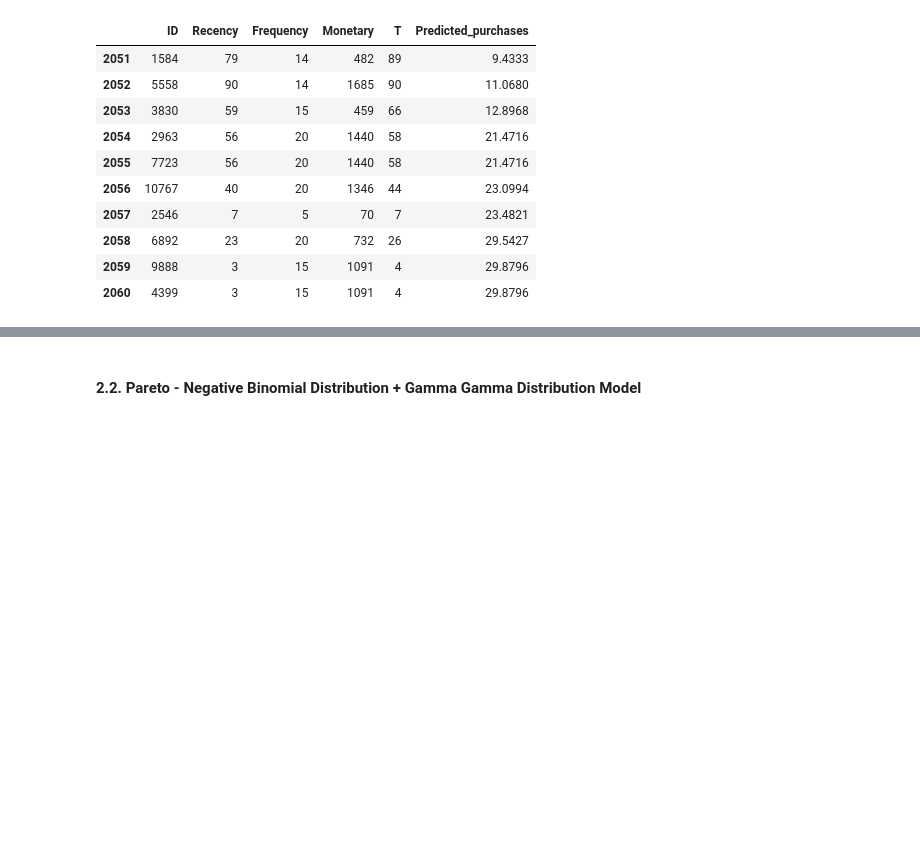
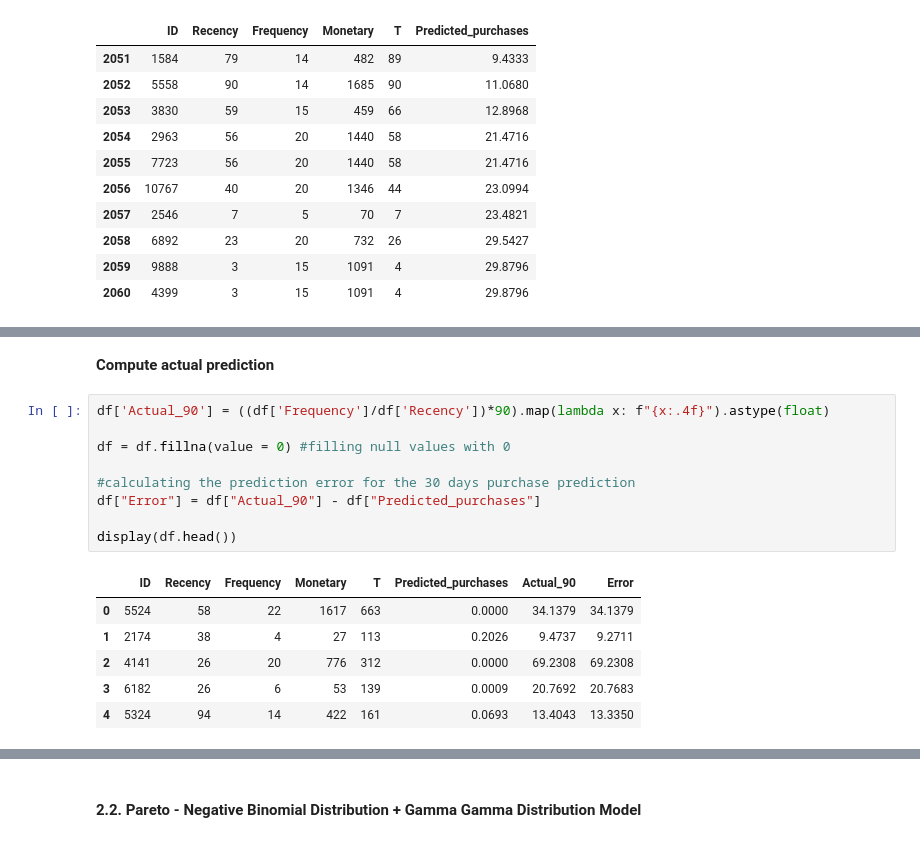
Before and after one commit to annugit1655/Customer-Behaviour-Analysis-with-CLTV, a Jupyter notebook: notebooks/04-CLTV-Probabilistic-models.ipynb, the cells around one changed output, grey strips where cells are left out. Cells and saved outputs as stored; diff of their text form; blank space fills up the shorter version.

```diff
--- a/notebooks/04-CLTV-Probabilistic-models.ipynb
+++ b/notebooks/04-CLTV-Probabilistic-models.ipynb
@@ -325,0 +411,18 @@ display(df.sort_values(by = "Predicted_purchases", ignore_index=True).tail(10))
+# %% [markdown]
+**Compute actual prediction**
+# %%
+df['Actual_90'] = ((df['Frequency']/df['Recency'])*90).map(lambda x: f"{x:.4f}").astype(float)
+
+df = df.fillna(value = 0) #filling null values with 0
+
+#calculating the prediction error for the 30 days purchase prediction
+df["Error"] = df["Actual_90"] - df["Predicted_purchases"]
+
+display(df.head())
+# %% [output]
+|  | ID | Recency | Frequency | Monetary | T | Predicted_purchases | Actual_90 | Error |
+| 0 | 5524 | 58 | 22 | 1617 | 663 | 0.0000 | 34.1379 | 34.1379 |
+| 1 | 2174 | 38 | 4 | 27 | 113 | 0.2026 | 9.4737 | 9.2711 |
+| 2 | 4141 | 26 | 20 | 776 | 312 | 0.0000 | 69.2308 | 69.2308 |
+| 3 | 6182 | 26 | 6 | 53 | 139 | 0.0009 | 20.7692 | 20.7683 |
+| 4 | 5324 | 94 | 14 | 422 | 161 | 0.0693 | 13.4043 | 13.3350 |
```
Also changed, not shown: parts of 14 cells of this notebook.
